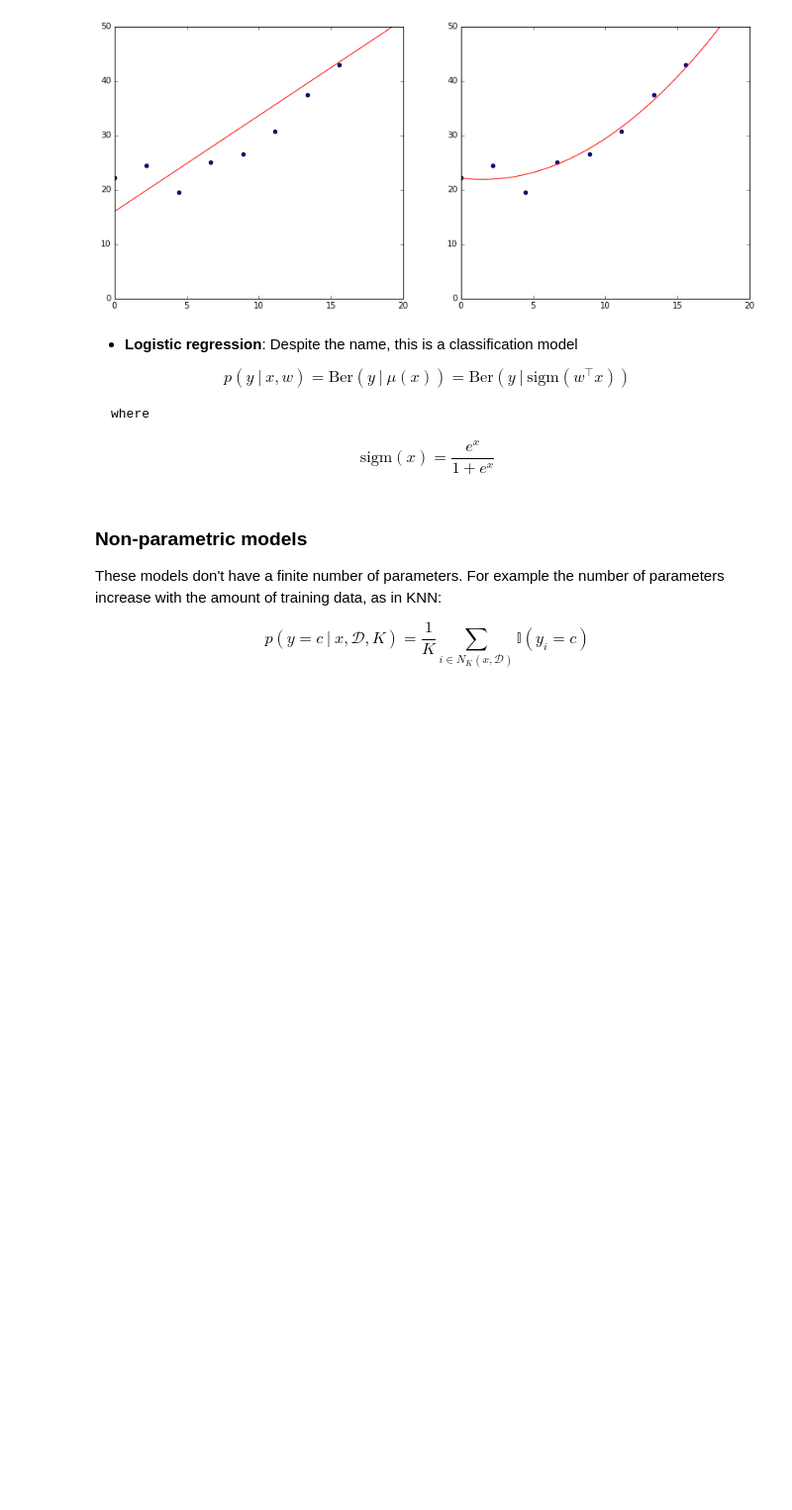
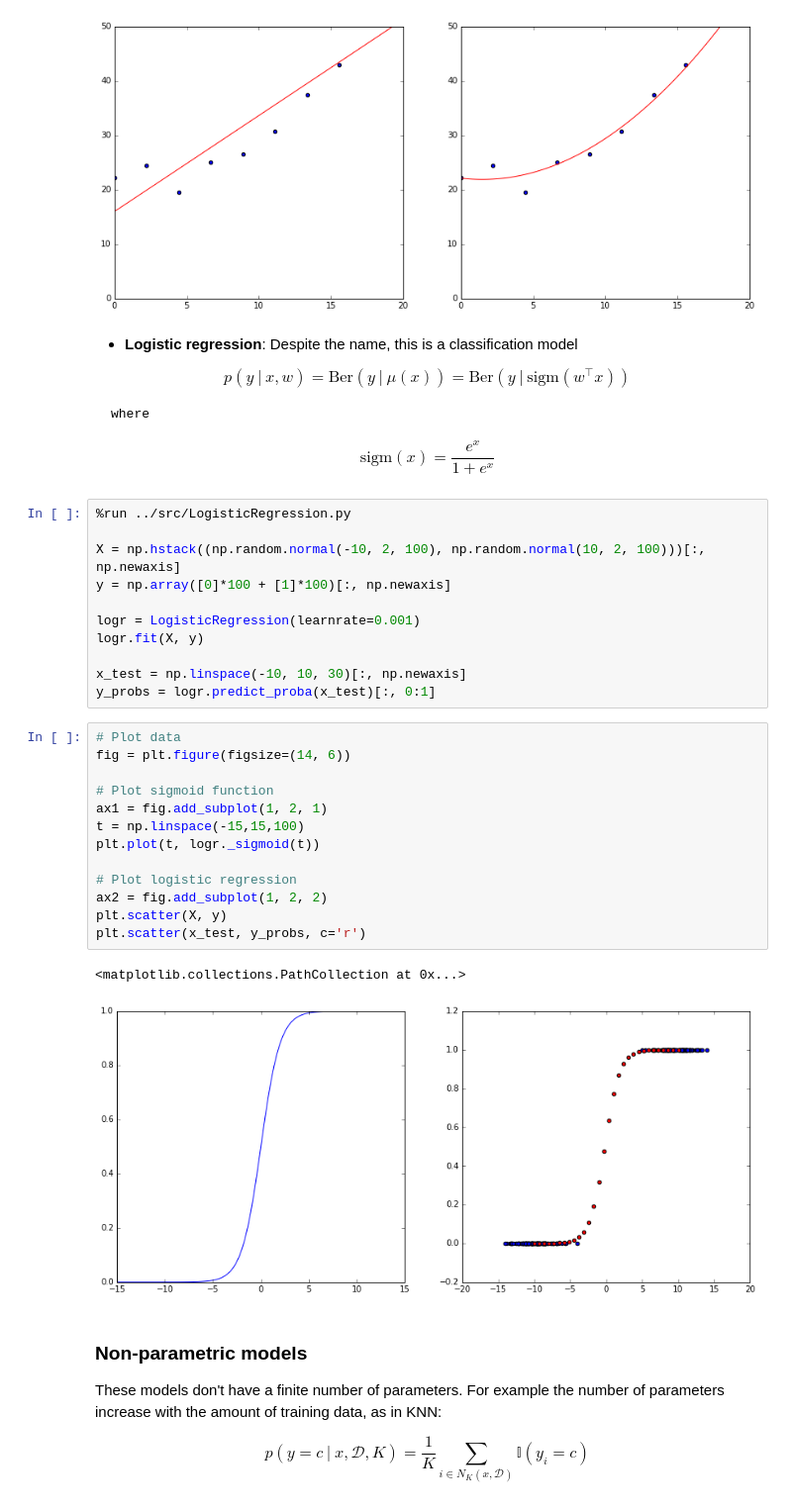
Before and after one commit to prcastro/MurphyProbabilisticML, a Jupyter notebook: chapters/Chapter 1.ipynb, the cells around one changed output. Shown: that part at 99% size. Saved outputs shown, nothing was run; the diff lists cells and outputs as text; blank space fills up the shorter version.

Commit message:
Logistic Regression

```diff
--- a/chapters/Chapter 1.ipynb
+++ b/chapters/Chapter 1.ipynb
@@ -96,6 +96,33 @@ $$p(y\ |\ x, w) = \mathrm{Ber}(y\ |\ \mu(x)) = \mathrm{Ber}(y\ |\ \mathrm{sigm}(
     where
 
 $$\displaystyle \mathrm{sigm}(x) = \frac{e^x}{1+e^x}$$
+# %%
+%run ../src/LogisticRegression.py
+
+X = np.hstack((np.random.normal(-10, 2, 100), np.random.normal(10, 2, 100)))[:, np.newaxis]
+y = np.array([0]*100 + [1]*100)[:, np.newaxis]
+
+logr = LogisticRegression(learnrate=0.001)
+logr.fit(X, y)
+
+x_test = np.linspace(-10, 10, 30)[:, np.newaxis]
+y_probs = logr.predict_proba(x_test)[:, 0:1]
+# %%
+# Plot data
+fig = plt.figure(figsize=(14, 6))
+
+# Plot sigmoid function
+ax1 = fig.add_subplot(1, 2, 1)
+t = np.linspace(-15,15,100)
+plt.plot(t, logr._sigmoid(t))
+
+# Plot logistic regression
+ax2 = fig.add_subplot(1, 2, 2)
+plt.scatter(X, y)
+plt.scatter(x_test, y_probs, c='r')
+# %% [output]
+<matplotlib.collections.PathCollection at 0x...>
+[figure, added]
 # %% [markdown]
 ### Non-parametric models
 
```
Also changed, not shown: 3 other files.
